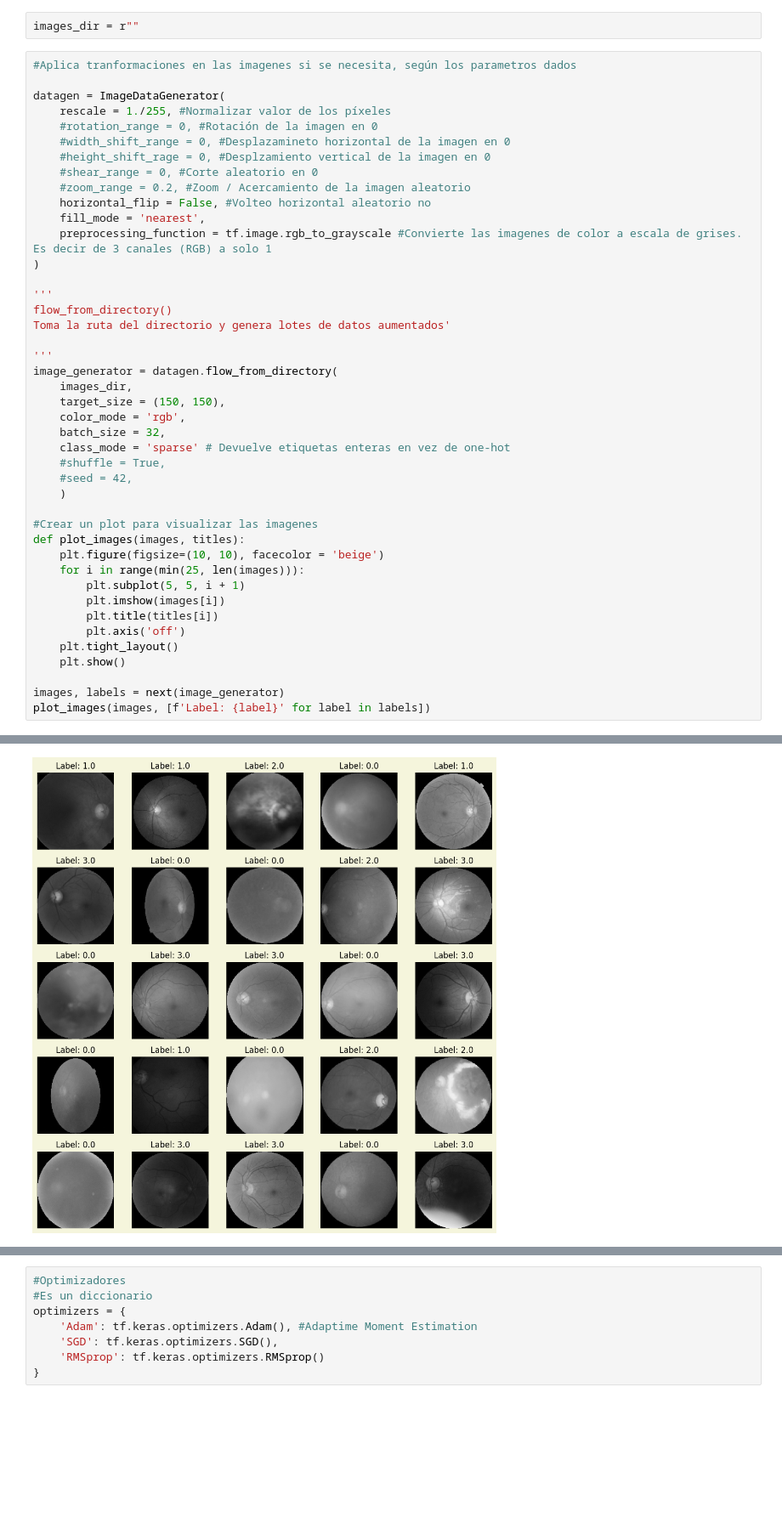
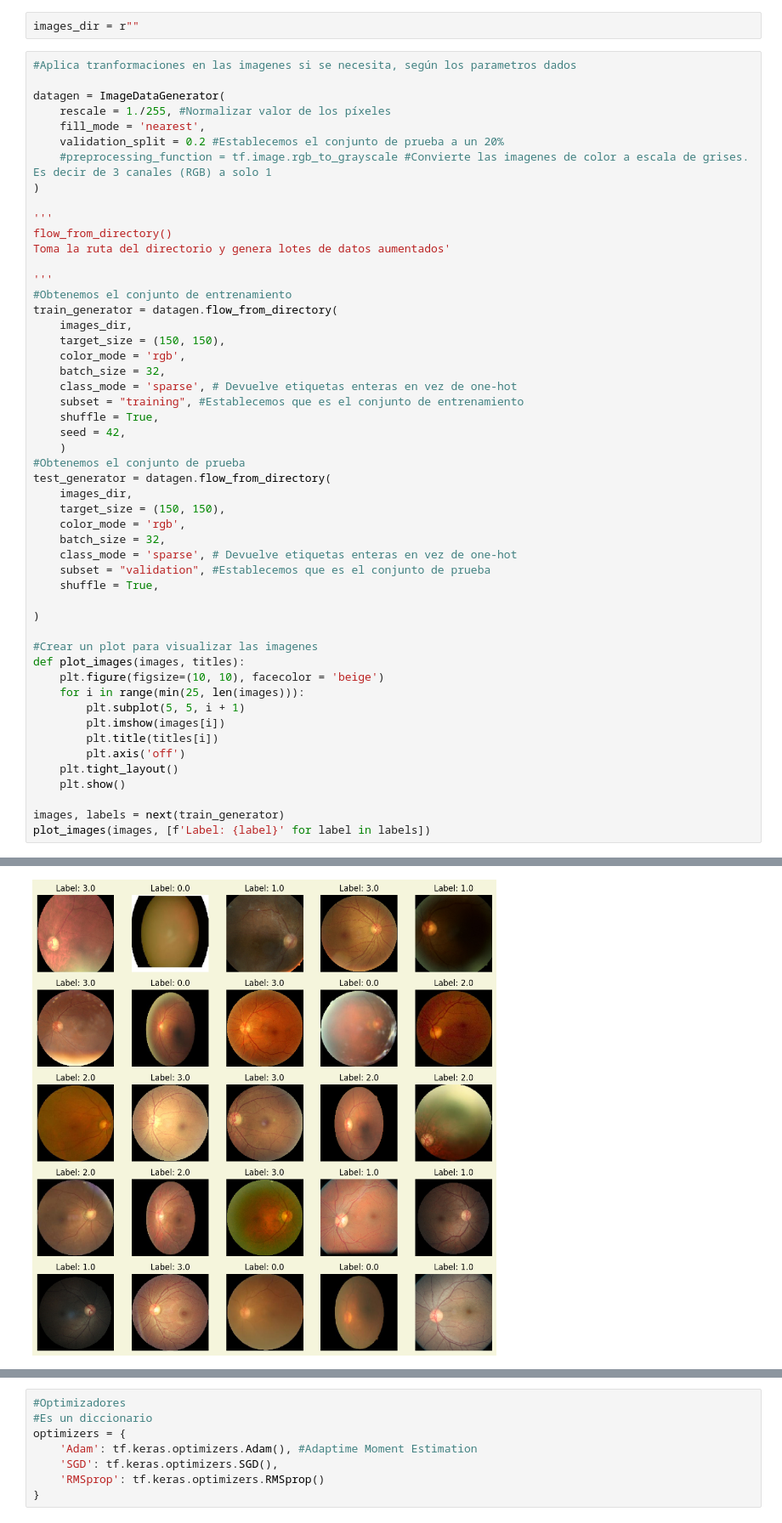
Before and after one commit to nicolepapaqui/Clasificacion_Enfermedades_Oculares, a Jupyter notebook: proyecto01_clasificacion_img.ipynb, the cells around one changed output, grey strips where cells are left out. Shown at 85% size. Drawn from its saved outputs; the diff is of its cells as text; blank space fills up the shorter version.

```diff
--- a/proyecto01_clasificacion_img.ipynb
+++ b/proyecto01_clasificacion_img.ipynb
@@ -14,14 +16,9 @@ images_dir = r""
 
 datagen = ImageDataGenerator(
     rescale = 1./255, #Normalizar valor de los píxeles
-    #rotation_range = 0, #Rotación de la imagen en 0
-    #width_shift_range = 0, #Desplazamineto horizontal de la imagen en 0
-    #height_shift_rage = 0, #Desplzamiento vertical de la imagen en 0
-    #shear_range = 0, #Corte aleatorio en 0
-    #zoom_range = 0.2, #Zoom / Acercamiento de la imagen aleatorio
-    horizontal_flip = False, #Volteo horizontal aleatorio no
     fill_mode = 'nearest',
-    preprocessing_function = tf.image.rgb_to_grayscale #Convierte las imagenes de color a escala de grises. Es decir de 3 canales (RGB) a solo 1
+    validation_split = 0.2 #Establecemos el conjunto de prueba a un 20%
+    #preprocessing_function = tf.image.rgb_to_grayscale #Convierte las imagenes de color a escala de grises. Es decir de 3 canales (RGB) a solo 1
 )
 
 '''
@@ -29,15 +26,28 @@ flow_from_directory()
 Toma la ruta del directorio y genera lotes de datos aumentados'
 
 '''
-image_generator = datagen.flow_from_directory(
+#Obtenemos el conjunto de entrenamiento
+train_generator = datagen.flow_from_directory(
     images_dir,
     target_size = (150, 150),
     color_mode = 'rgb',
     batch_size = 32,
-    class_mode = 'sparse' # Devuelve etiquetas enteras en vez de one-hot
-    #shuffle = True,
-    #seed = 42,
+    class_mode = 'sparse', # Devuelve etiquetas enteras en vez de one-hot
+    subset = "training", #Establecemos que es el conjunto de entrenamiento
+    shuffle = True,
+    seed = 42,
     )
+#Obtenemos el conjunto de prueba
+test_generator = datagen.flow_from_directory(
+    images_dir,
+    target_size = (150, 150),
+    color_mode = 'rgb',
+    batch_size = 32,
+    class_mode = 'sparse', # Devuelve etiquetas enteras en vez de one-hot
+    subset = "validation", #Establecemos que es el conjunto de prueba
+    shuffle = True,
+
+)
 
 #Crear un plot para visualizar las imagenes
 def plot_images(images, titles):
@@ -50,6 +60,6 @@ def plot_images(images, titles):
     plt.tight_layout()
     plt.show()
 
-images, labels = next(image_generator)
+images, labels = next(train_generator)
 plot_images(images, [f'Label: {label}' for label in labels])
 # %% [output]
@@ -57,4 +68,4 @@ Found 4217 images belonging to 4 classes.
-[figure, old version]
+[figure, new version]
 # %%
 #Creación del modelo de entrenamiento
 from tensorflow.keras import layers, models
```
Also changed, not shown: parts of 9 cells of this notebook.
